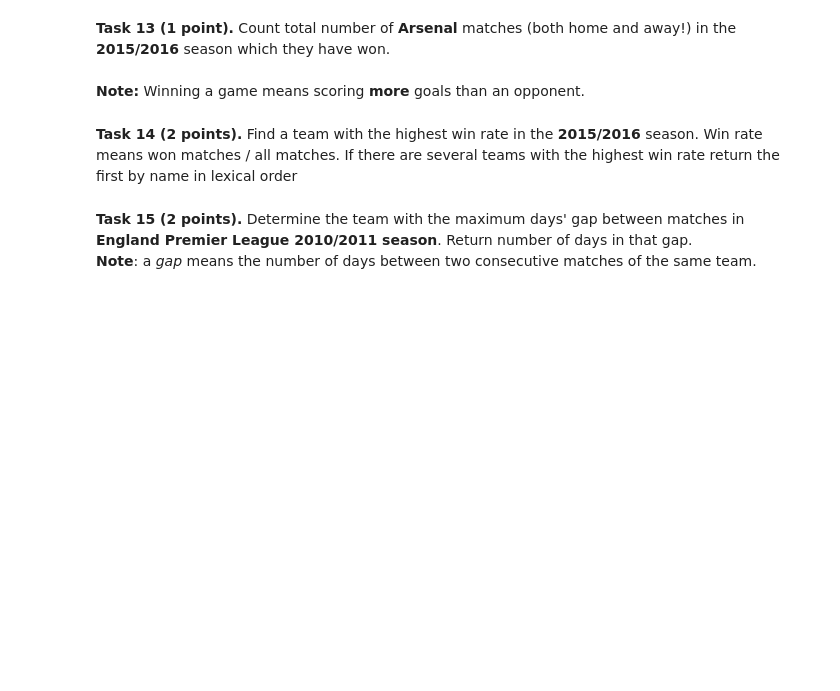
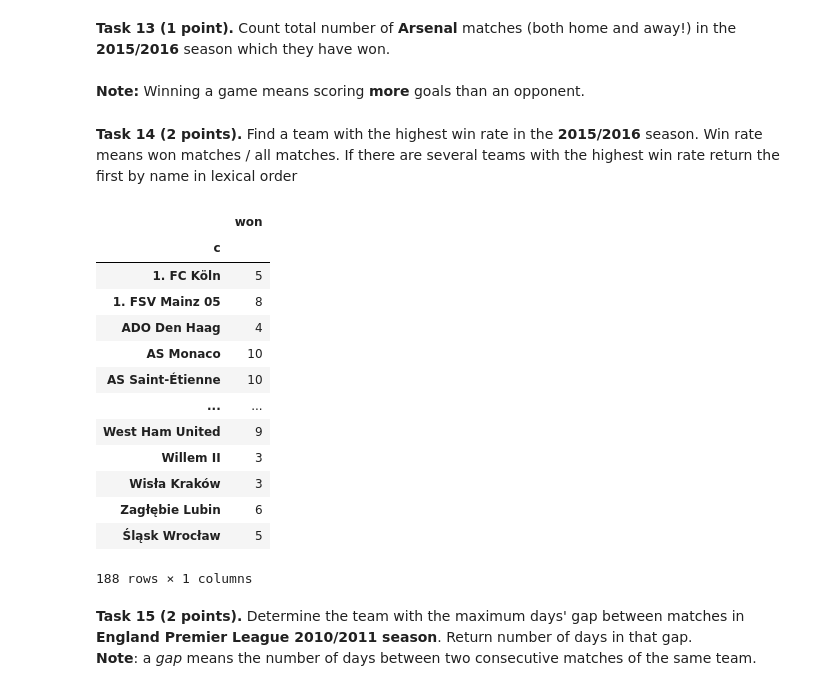
Before and after one commit to self067/ml-intro-2022q1, a Jupyter notebook: 1_data_manipulations/Pandas_data_manipulations_tasks.ipynb, the cells around one changed output. Cells and saved outputs as stored; diff of their text form; code cells hidden in the pictures; blank space fills up the shorter version.

```diff
--- a/1_data_manipulations/Pandas_data_manipulations_tasks.ipynb
+++ b/1_data_manipulations/Pandas_data_manipulations_tasks.ipynb
@@ -163,7 +181,31 @@ assert(isinstance(arsenal_won_matches_2015_2016, int))
 # %% [markdown]
 **Task 14 (2 points).** Find a team with the highest win rate in the **2015/2016** season. Win rate means won matches / all matches. If there are several teams with the highest win rate return the first by name in lexical order
 # %%
+# match_all = pd.read_sql("SELECT count(*) all, t.team_long_name c FROM Match m, Team t where m.home_team_api_id=t.team_api_id and m.season='2015/2016' ;", db)
+
+match_h = pd.read_sql("SELECT m.home_team_goal-m.away_team_goal won, t.team_long_name c FROM Match m, Team t where m.home_team_api_id=t.team_api_id and m.season='2015/2016' ;", db)
+
+match_a = pd.read_sql("SELECT m.away_team_goal-m.home_team_goal won, t.team_long_name c FROM Match m, Team t where m.away_team_api_id=t.team_api_id and m.season='2015/2016' ;", db)
+
 team_highest_winrate_2015_2016 = ''# Your code here
+
+match_all = match_h.groupby('c').count()+match_a.groupby('c').count()
+match_h[match_h['won'] > 0].groupby('c').count()
+# %% [output]
+|  | won |
+| c |  |
+| 1. FC Köln | 5 |
+| 1. FSV Mainz 05 | 8 |
+| ADO Den Haag | 4 |
+| AS Monaco | 10 |
+| AS Saint-Étienne | 10 |
+| ... | ... |
+| West Ham United | 9 |
+| Willem II | 3 |
+| Wisła Kraków | 3 |
+| Zagłębie Lubin | 6 |
+| Śląsk Wrocław | 5 |
+188 rows × 1 columns
 # %%
 assert(isinstance(team_highest_winrate_2015_2016, str))
 # %% [markdown]
```
Also changed, not shown: parts of 7 cells of this notebook, 2 other files.
